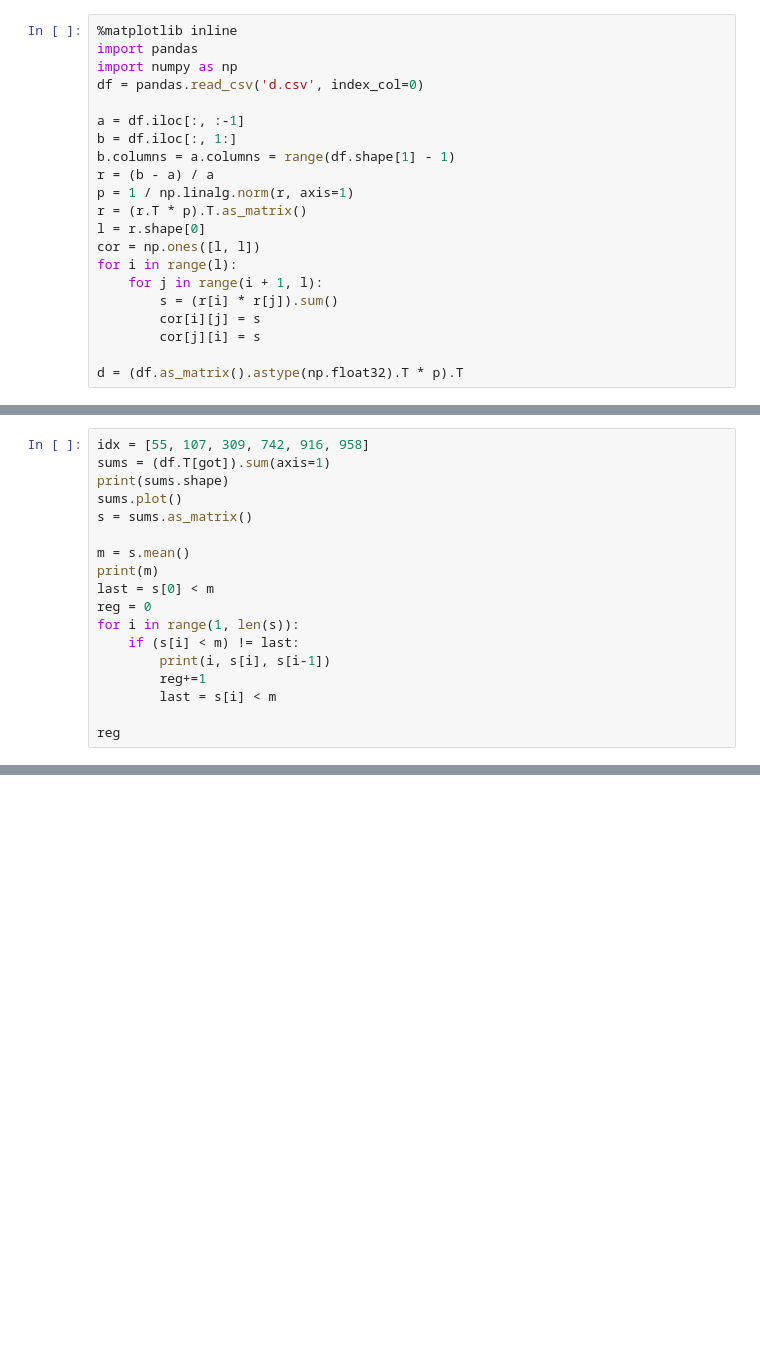
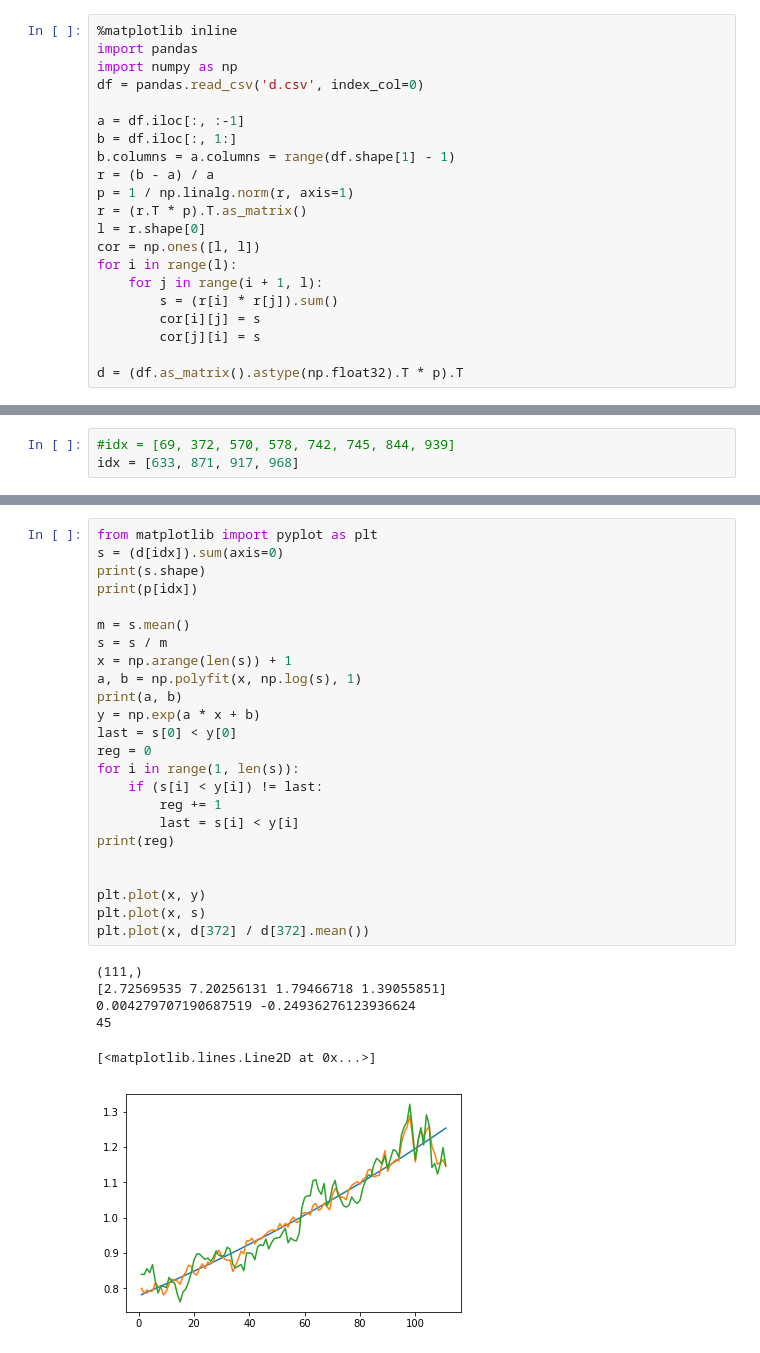
Before and after one commit to elviswind/minigo, a Jupyter notebook: data.ipynb, the cells around one changed output, grey strips where cells are left out. Drawn from its saved outputs; the diff is of its cells as text; blank space fills up the shorter version.

```diff
--- a/data.ipynb
+++ b/data.ipynb
@@ -121,18 +69,0 @@ array(['Expedia', 'FRT信托', '荷美尔', '滨特尔', '美国钢铁'], dtype=
-# %%
-idx = [55, 107, 309, 742, 916, 958]
-sums = (df.T[got]).sum(axis=1)
-print(sums.shape)
-sums.plot()
-s = sums.as_matrix()
-
-m = s.mean()
-print(m)
-last = s[0] < m
-reg = 0
-for i in range(1, len(s)):
-    if (s[i] < m) != last:
-        print(i, s[i], s[i-1])
-        reg+=1
-        last = s[i] < m
-
-reg
@@ -158,0 +70,3 @@ reg
+# %%
+#idx = [69, 372, 570, 578, 742, 745, 844, 939]
+idx = [633, 871, 917, 968]
@@ -158,0 +88,31 @@ reg
+# %%
+from matplotlib import pyplot as plt
+s = (d[idx]).sum(axis=0)
+print(s.shape)
+print(p[idx])
+
+m = s.mean()
+s = s / m
+x = np.arange(len(s)) + 1
+a, b = np.polyfit(x, np.log(s), 1)
+print(a, b)
+y = np.exp(a * x + b)
+last = s[0] < y[0]
+reg = 0
+for i in range(1, len(s)):
+    if (s[i] < y[i]) != last:
+        reg += 1
+        last = s[i] < y[i]
+print(reg)
+
+
+plt.plot(x, y)
+plt.plot(x, s)
+plt.plot(x, d[372] / d[372].mean())
+# %% [output]
+(111,)
+[2.72569535 7.20256131 1.79466718 1.39055851]
+0.004279707190687519 -0.24936276123936624
+45
+[<matplotlib.lines.Line2D at 0x...>]
+[figure, added]
```
Also changed, not shown: parts of 12 cells of this notebook, 2 other files.
